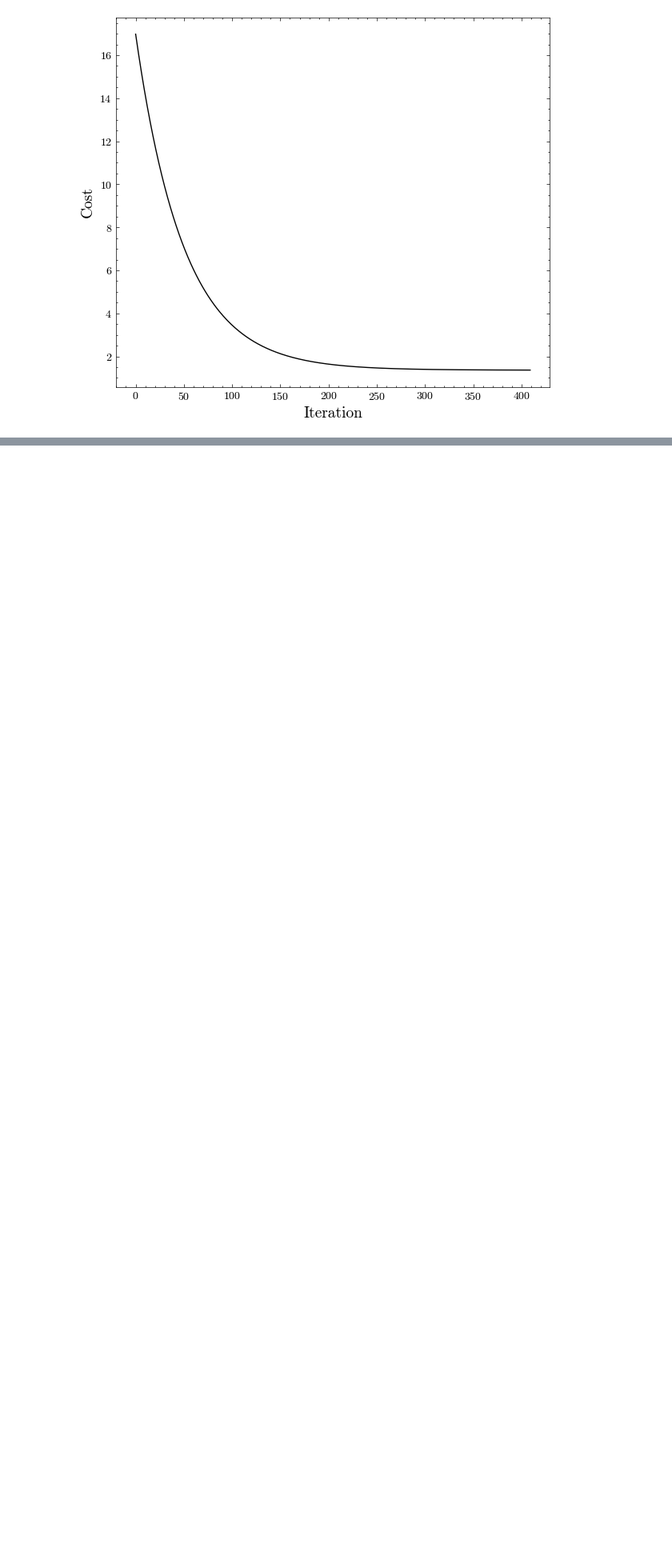
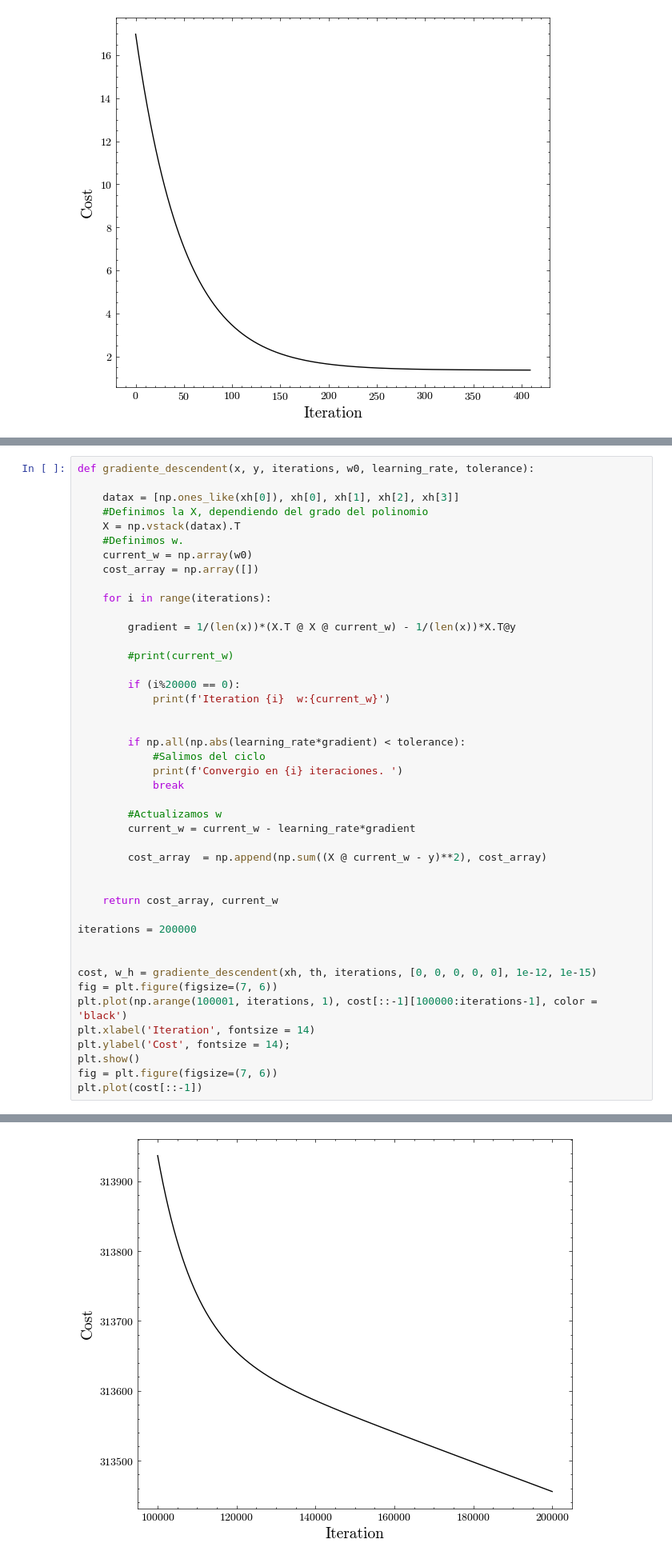
Before and after one commit to DCI-alxogm/ml2023-PotterSR, a Jupyter notebook: Sep01-02/Clase2Sep.ipynb, the cells around one changed output, grey strips where cells are left out. Shown: that part at 80% size. Cells and saved outputs as stored; diff of their text form; blank space fills up the shorter version.

```diff
--- a/Sep01-02/Clase2Sep.ipynb
+++ b/Sep01-02/Clase2Sep.ipynb
@@ -126,0 +161,45 @@ plt.ylabel('Cost', fontsize = 14);
+# %%
+def gradiente_descendent(x, y, iterations, w0, learning_rate, tolerance):
+
+    datax = [np.ones_like(xh[0]), xh[0], xh[1], xh[2], xh[3]]
+    #Definimos la X, dependiendo del grado del polinomio
+    X = np.vstack(datax).T
+    #Definimos w.
+    current_w = np.array(w0)
+    cost_array = np.array([])
+
+    for i in range(iterations):
+
+        gradient = 1/(len(x))*(X.T @ X @ current_w) - 1/(len(x))*X.T@y
+
+        #print(current_w)
+
+        if (i%20000 == 0):
+            print(f'Iteration {i}  w:{current_w}')
+
+
+        if np.all(np.abs(learning_rate*gradient) < tolerance):
+            #Salimos del ciclo
+            print(f'Convergio en {i} iteraciones. ')
+            break
+
+        #Actualizamos w
+        current_w = current_w - learning_rate*gradient
+
+        cost_array  = np.append(np.sum((X @ current_w - y)**2), cost_array)
+
+
+    return cost_array, current_w
+
+iterations = 200000
+
+
+cost, w_h = gradiente_descendent(xh, th, iterations, [0, 0, 0, 0, 0], 1e-12, 1e-15)
+fig = plt.figure(figsize=(7, 6))
+plt.plot(np.arange(100001, iterations, 1), cost[::-1][100000:iterations-1], color = 'black')
+plt.xlabel('Iteration', fontsize = 14)
+plt.ylabel('Cost', fontsize = 14);
+plt.show()
+fig = plt.figure(figsize=(7, 6))
+plt.plot(cost[::-1])
+# %% [output]
@@ -126,0 +225 @@ plt.ylabel('Cost', fontsize = 14);
+[figure, added]
```
Also changed, not shown: parts of 14 cells of this notebook.
